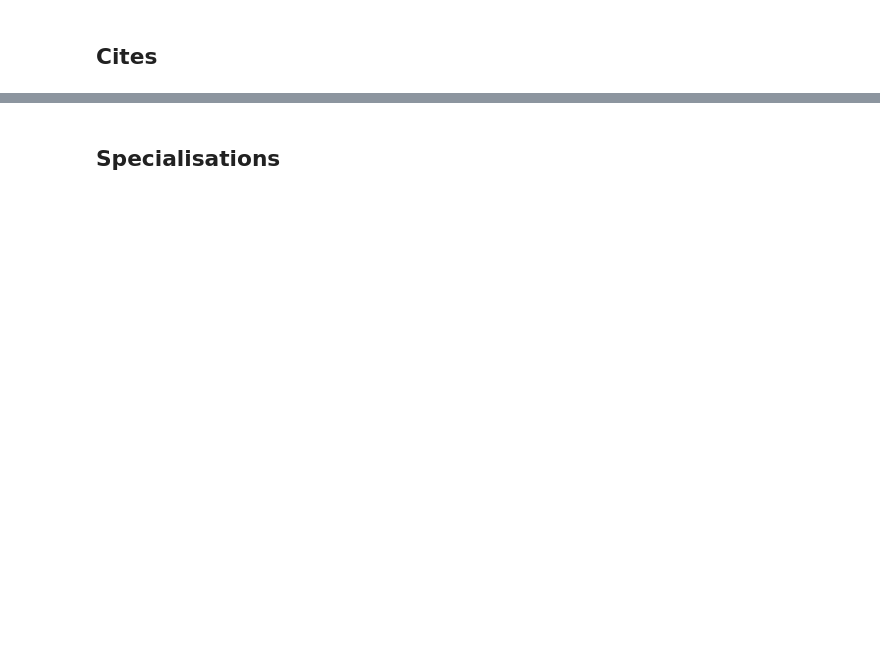
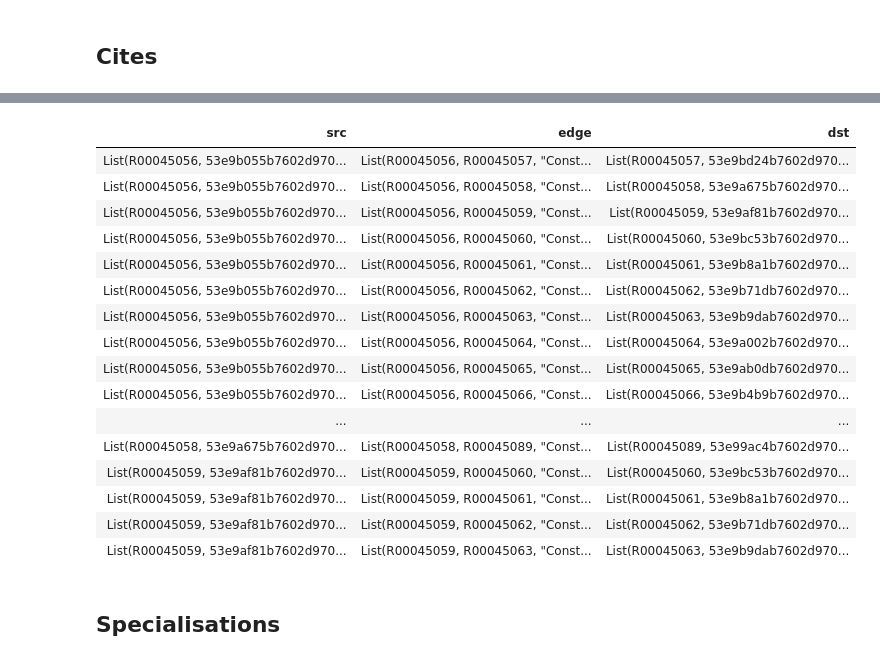
Before and after one commit to Karljohan99/BDM2023-group3, a Jupyter notebook: project2/Project_2.ipynb, the cells around one changed output, grey strips where cells are left out. Cells and saved outputs as stored; diff of their text form; code cells hidden in the pictures; blank space fills up the shorter version.

```diff
--- a/project2/Project_2.ipynb
+++ b/project2/Project_2.ipynb
@@ -248,10 +531,28 @@ display(e_cites.limit(100))
 # %%
 cites = gf.GraphFrame(v_cites, e_cites)
 
 v_cites.cache()
 e_cites.cache()
 
-display(cites.triplets)
+display(cites.triplets.limit(100))
+# %% [output]
+| src | edge | dst |
+| List(R00045056, 53e9b055b7602d970... | List(R00045056, R00045057, "Const... | List(R00045057, 53e9bd24b7602d970... |
+| List(R00045056, 53e9b055b7602d970... | List(R00045056, R00045058, "Const... | List(R00045058, 53e9a675b7602d970... |
+| List(R00045056, 53e9b055b7602d970... | List(R00045056, R00045059, "Const... | List(R00045059, 53e9af81b7602d970... |
+| List(R00045056, 53e9b055b7602d970... | List(R00045056, R00045060, "Const... | List(R00045060, 53e9bc53b7602d970... |
+| List(R00045056, 53e9b055b7602d970... | List(R00045056, R00045061, "Const... | List(R00045061, 53e9b8a1b7602d970... |
+| List(R00045056, 53e9b055b7602d970... | List(R00045056, R00045062, "Const... | List(R00045062, 53e9b71db7602d970... |
+| List(R00045056, 53e9b055b7602d970... | List(R00045056, R00045063, "Const... | List(R00045063, 53e9b9dab7602d970... |
+| List(R00045056, 53e9b055b7602d970... | List(R00045056, R00045064, "Const... | List(R00045064, 53e9a002b7602d970... |
+| List(R00045056, 53e9b055b7602d970... | List(R00045056, R00045065, "Const... | List(R00045065, 53e9ab0db7602d970... |
+| List(R00045056, 53e9b055b7602d970... | List(R00045056, R00045066, "Const... | List(R00045066, 53e9b4b9b7602d970... |
+| ... | ... | ... |
+| List(R00045058, 53e9a675b7602d970... | List(R00045058, R00045089, "Const... | List(R00045089, 53e99ac4b7602d970... |
+| List(R00045059, 53e9af81b7602d970... | List(R00045059, R00045060, "Const... | List(R00045060, 53e9bc53b7602d970... |
+| List(R00045059, 53e9af81b7602d970... | List(R00045059, R00045061, "Const... | List(R00045061, 53e9b8a1b7602d970... |
+| List(R00045059, 53e9af81b7602d970... | List(R00045059, R00045062, "Const... | List(R00045062, 53e9b71db7602d970... |
+| List(R00045059, 53e9af81b7602d970... | List(R00045059, R00045063, "Const... | List(R00045063, 53e9b9dab7602d970... |
 # %% [markdown]
 ## Specialisations
 # %%
```
Also changed, not shown: parts of 28 cells of this notebook, 5 other files.
